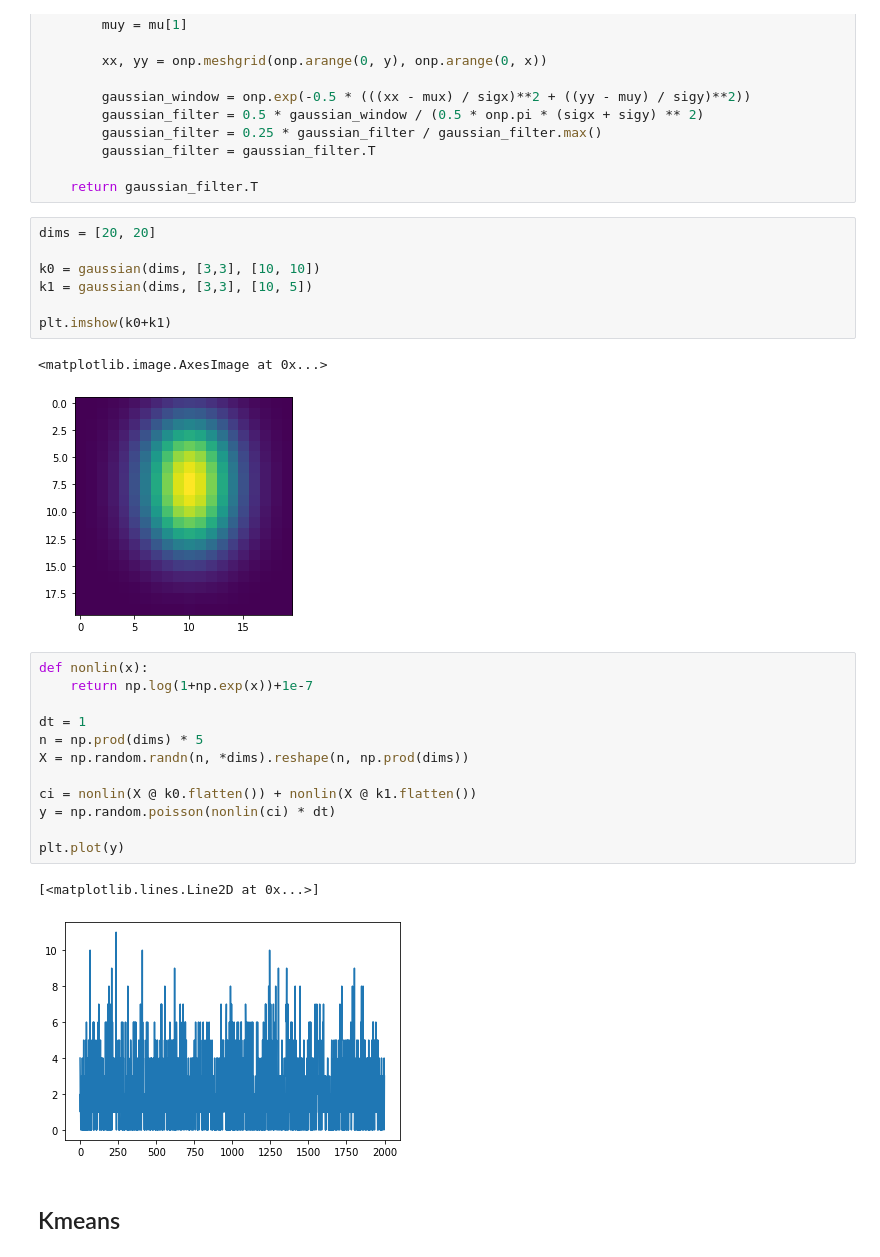
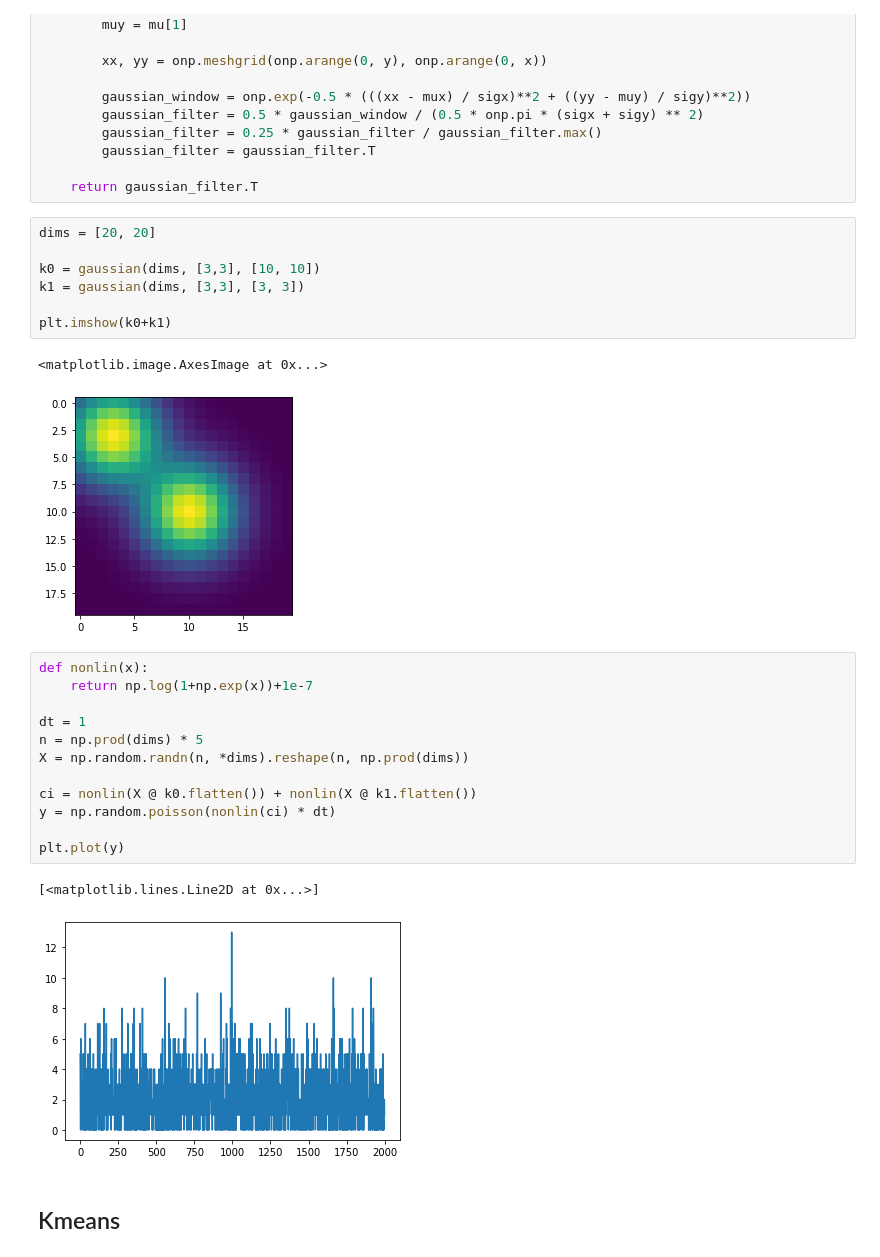
Before and after one commit to berenslab/RFEst, a Jupyter notebook: notebooks/Example_Matrix_Factorization.ipynb, the cells around one changed output. Cells and saved outputs as stored; diff of their text form.

```diff
--- a/notebooks/Example_Matrix_Factorization.ipynb
+++ b/notebooks/Example_Matrix_Factorization.ipynb
@@ -48,13 +48,13 @@ def gaussian(dims, sigma, mu):
 # %%
 dims = [20, 20]
 
 k0 = gaussian(dims, [3,3], [10, 10])
-k1 = gaussian(dims, [3,3], [10, 5])
+k1 = gaussian(dims, [3,3], [3, 3])
 
 plt.imshow(k0+k1)
 # %% [output]
 <matplotlib.image.AxesImage at 0x...>
-[figure, old version]
+[figure, new version]
 # %%
 def nonlin(x):
     return np.log(1+np.exp(x))+1e-7
@@ -69,7 +69,7 @@ y = np.random.poisson(nonlin(ci) * dt)
 plt.plot(y)
 # %% [output]
 [<matplotlib.lines.Line2D at 0x...>]
-[figure, old version]
+[figure, new version]
 # %% [markdown]
 ## Kmeans
 # %%
```
Also changed, not shown: parts of 2 cells of this notebook.
